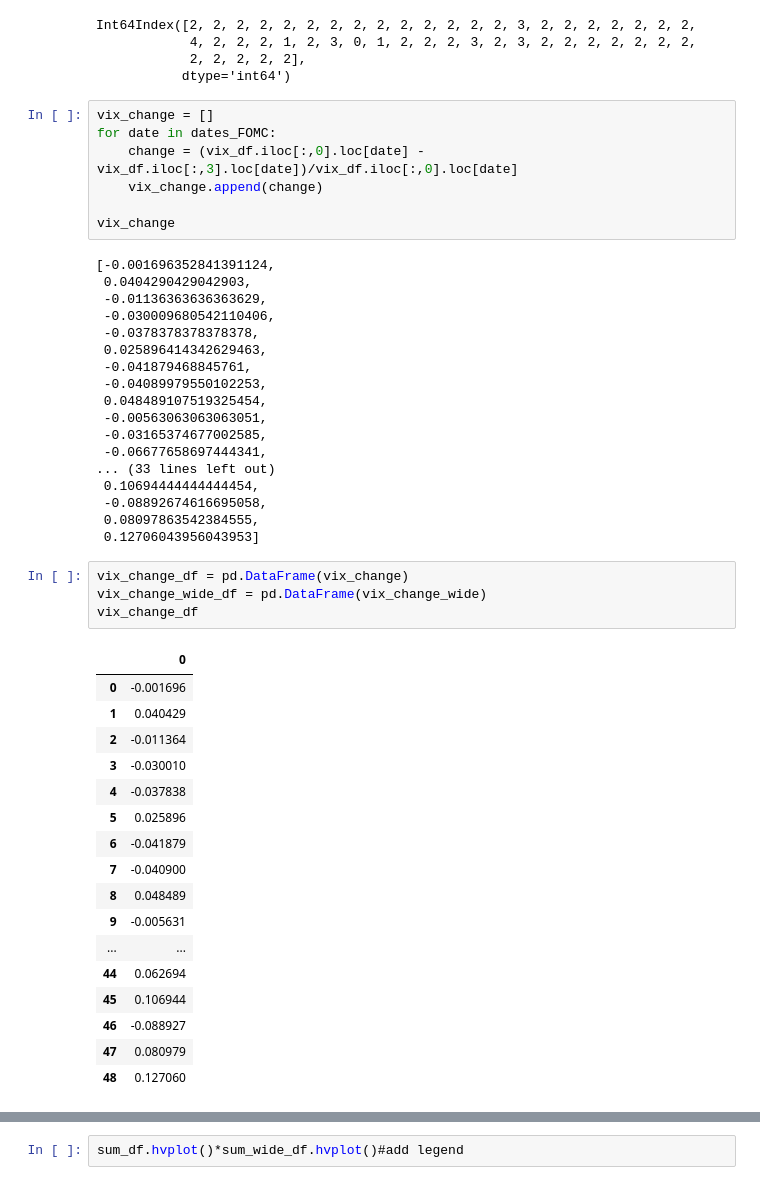
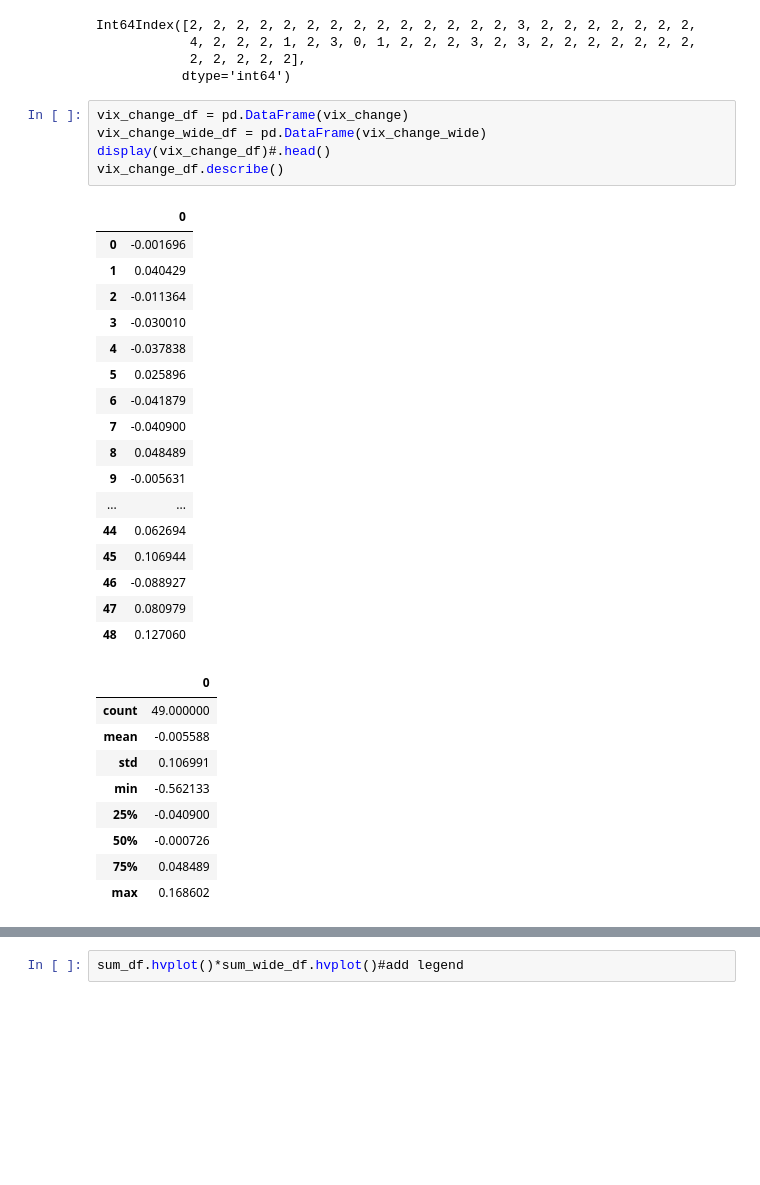
Before and after one commit to NikoKorolog/fomc_meeting_analysis, a Jupyter notebook: Main.ipynb, the cells around one changed output, grey strips where cells are left out. Saved outputs shown, nothing was run; the diff lists cells and outputs as text; blank space fills up the shorter version.

```diff
--- a/Main.ipynb
+++ b/Main.ipynb
@@ -130,53 +115,38 @@ Int64Index([2, 2, 2, 2, 2, 2, 2, 2, 2, 2, 2, 2, 2, 2, 3, 2, 2, 2, 2, 2, 2, 2,
             4, 2, 2, 2, 1, 2, 3, 0, 1, 2, 2, 2, 3, 2, 3, 2, 2, 2, 2, 2, 2, 2,
             2, 2, 2, 2, 2],
            dtype='int64')
-# %%
-vix_change = []
-for date in dates_FOMC:
-    change = (vix_df.iloc[:,0].loc[date] - vix_df.iloc[:,3].loc[date])/vix_df.iloc[:,0].loc[date]
-    vix_change.append(change)
-
-vix_change
-# %% [output]
-[-0.001696352841391124,
- 0.0404290429042903,
- -0.01136363636363629,
- -0.030009680542110406,
- -0.0378378378378378,
- 0.025896414342629463,
- -0.041879468845761,
- -0.04089979550102253,
- 0.048489107519325454,
- -0.00563063063063051,
- -0.03165374677002585,
- -0.06677658697444341,
-... (33 lines left out)
- 0.10694444444444454,
- -0.08892674616695058,
- 0.08097863542384555,
- 0.12706043956043953]
 # %%
 vix_change_df = pd.DataFrame(vix_change)
 vix_change_wide_df = pd.DataFrame(vix_change_wide)
-vix_change_df
+display(vix_change_df)#.head()
+vix_change_df.describe()
 # %% [output]
 |  | 0 |
 | 0 | -0.001696 |
 | 1 | 0.040429 |
 | 2 | -0.011364 |
 | 3 | -0.030010 |
 | 4 | -0.037838 |
 | 5 | 0.025896 |
 | 6 | -0.041879 |
 | 7 | -0.040900 |
 | 8 | 0.048489 |
 | 9 | -0.005631 |
 | ... | ... |
 | 44 | 0.062694 |
 | 45 | 0.106944 |
 | 46 | -0.088927 |
 | 47 | 0.080979 |
 | 48 | 0.127060 |
+|  | 0 |
+| count | 49.000000 |
+| mean | -0.005588 |
+| std | 0.106991 |
+| min | -0.562133 |
+| 25% | -0.040900 |
+| 50% | -0.000726 |
+| 75% | 0.048489 |
+| max | 0.168602 |
 # %%
 sum = (vix_change_df.iloc[:,0] + 1).cumprod()
 sum_df = pd.DataFrame(sum)
```
Also changed, not shown: parts of 9 cells of this notebook.
